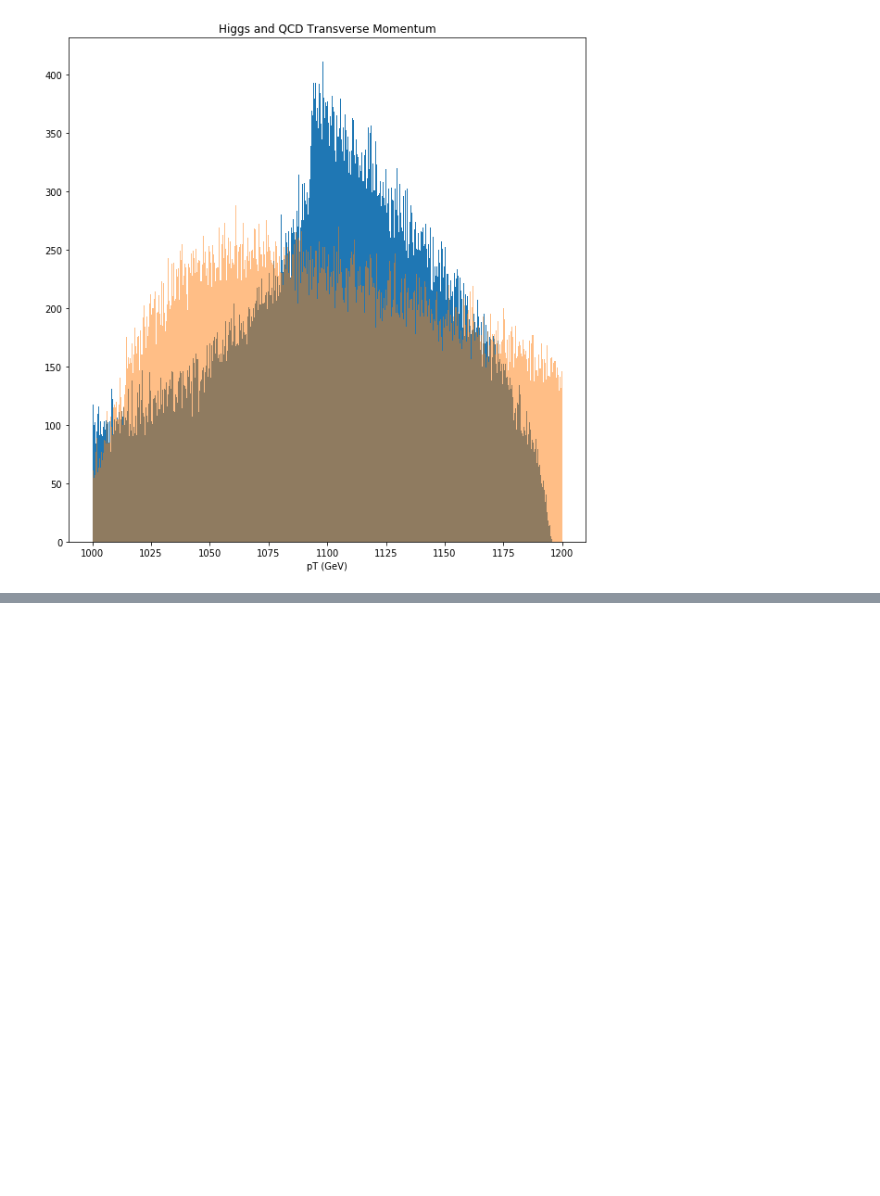
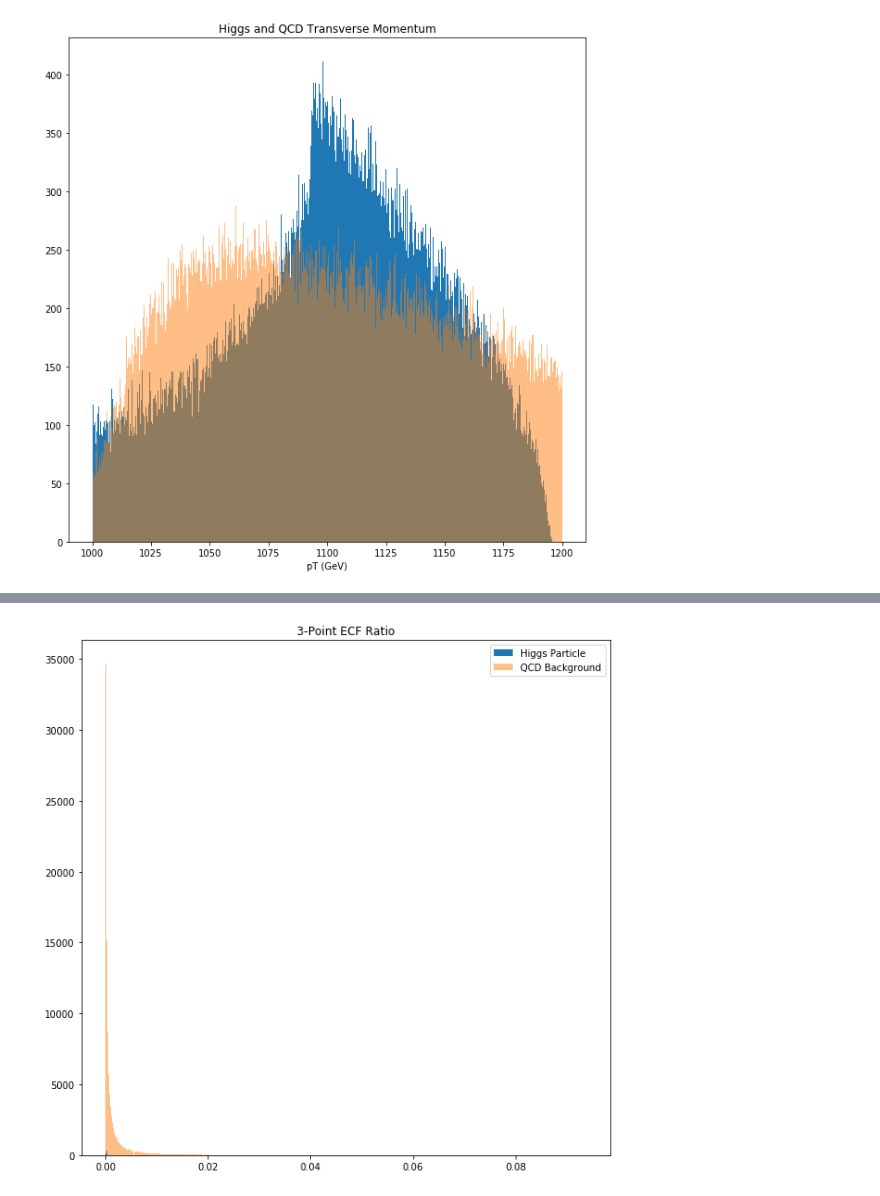
Before and after one commit to cseydlitz/phys434, a Jupyter notebook: LAB5.ipynb, the cells around one changed output, grey strips where cells are left out. Saved outputs shown, nothing was run; the diff lists cells and outputs as text; code cells hidden in the pictures; blank space fills up the shorter version.

```diff
--- a/LAB5.ipynb
+++ b/LAB5.ipynb
@@ -365,0 +290,9 @@ plt.show()
+# %%
+fig, ax = plt.subplots(1, 1, figsize=(10,10))
+ax.hist(higgsEe3,500,label='Higgs Particle')
+ax.hist(qcdEe3,500,alpha=.5,label='QCD Background')
+ax.set_title("3-Point ECF Ratio")
+ax.legend(loc='upper right')
+plt.show()
+# %% [output]
+[figure, added]
```
Also changed, not shown: parts of 58 cells of this notebook, 2 other files.
